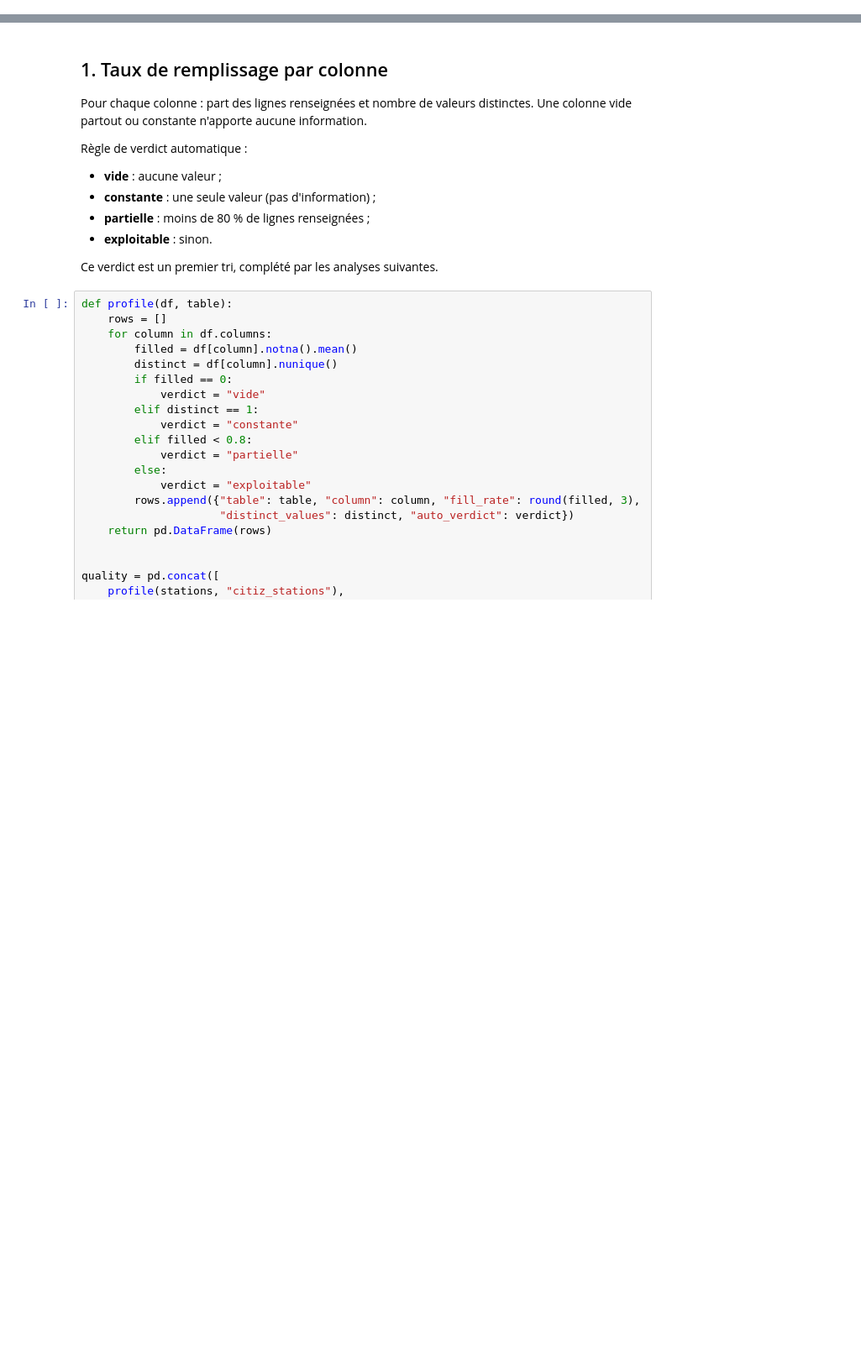
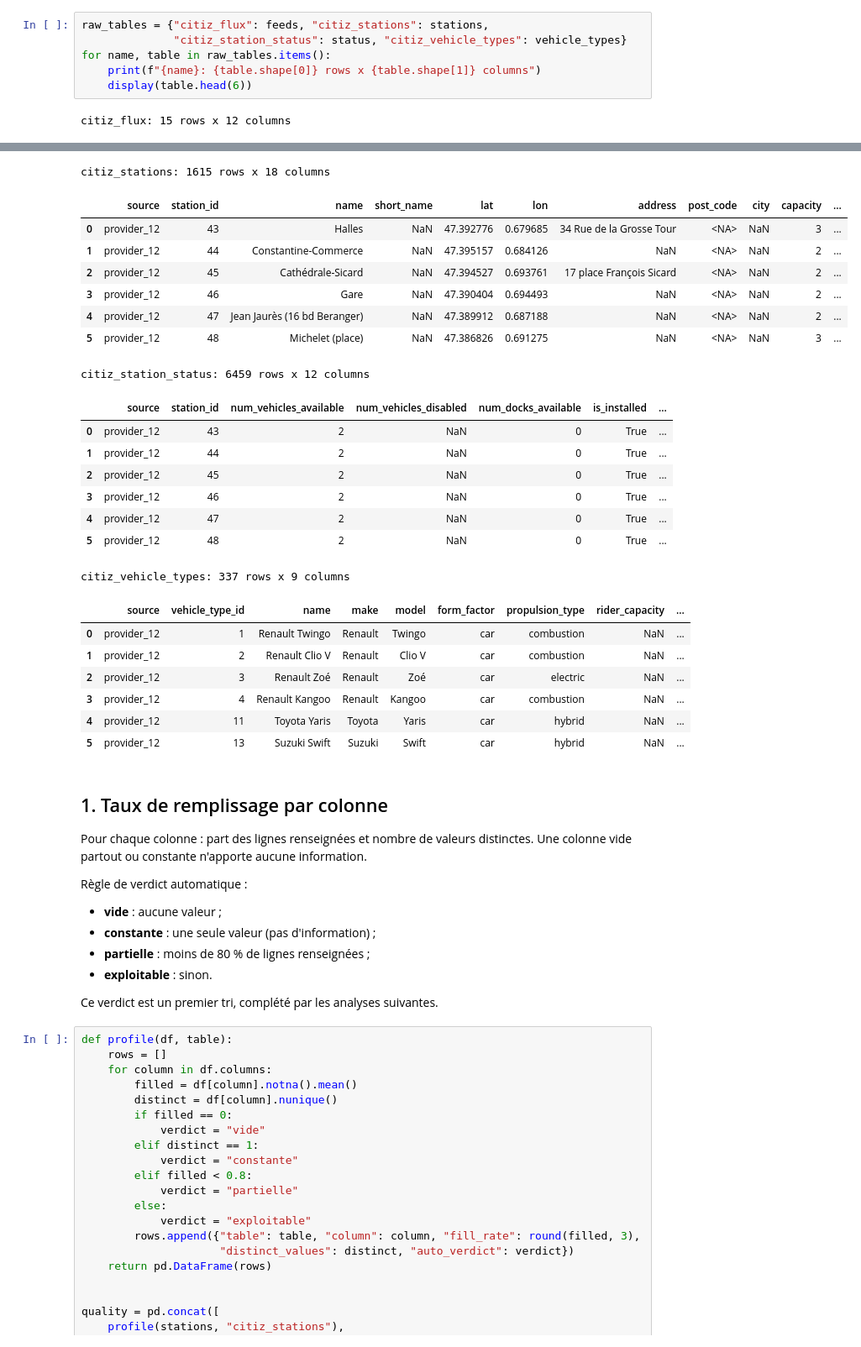
Before and after one commit to GitFeat/Datz_Data-analyze-for-Citiz, a Jupyter notebook: citiz/notebooks/02_citiz_data_quality.ipynb, the cells around one changed output, grey strips where cells are left out. Shown at 84% size. Saved outputs shown, nothing was run; the diff lists cells and outputs as text; blank space fills up the shorter version.

```diff
--- a/citiz/notebooks/02_citiz_data_quality.ipynb
+++ b/citiz/notebooks/02_citiz_data_quality.ipynb
@@ -50,0 +57,8 @@ stations: 1615 | status rows: 4844 | vehicle types: 337 | feeds: 15
+# %%
+raw_tables = {"citiz_flux": feeds, "citiz_stations": stations,
+              "citiz_station_status": status, "citiz_vehicle_types": vehicle_types}
+for name, table in raw_tables.items():
+    print(f"{name}: {table.shape[0]} rows x {table.shape[1]} columns")
+    display(table.head(6))
+# %% [output]
+citiz_flux: 15 rows x 12 columns
@@ -51,3 +72,27 @@ stations: 1615 | status rows: 4844 | vehicle types: 337 | feeds: 15
+citiz_stations: 1615 rows x 18 columns
+|  | source | station_id | name | short_name | lat | lon | address | post_code | city | capacity | ... |
+| 0 | provider_12 | 43 | Halles | NaN | 47.392776 | 0.679685 | 34 Rue de la Grosse Tour | <NA> | NaN | 3 | ... |
+| 1 | provider_12 | 44 | Constantine-Commerce | NaN | 47.395157 | 0.684126 | NaN | <NA> | NaN | 2 | ... |
+| 2 | provider_12 | 45 | Cathédrale-Sicard | NaN | 47.394527 | 0.693761 | 17 place François Sicard | <NA> | NaN | 2 | ... |
+| 3 | provider_12 | 46 | Gare | NaN | 47.390404 | 0.694493 | NaN | <NA> | NaN | 2 | ... |
+| 4 | provider_12 | 47 | Jean Jaurès (16 bd Beranger) | NaN | 47.389912 | 0.687188 | NaN | <NA> | NaN | 2 | ... |
+| 5 | provider_12 | 48 | Michelet (place) | NaN | 47.386826 | 0.691275 | NaN | <NA> | NaN | 3 | ... |
+citiz_station_status: 6459 rows x 12 columns
+|  | source | station_id | num_vehicles_available | num_vehicles_disabled | num_docks_available | is_installed | ... |
+| 0 | provider_12 | 43 | 2 | NaN | 0 | True | ... |
+| 1 | provider_12 | 44 | 2 | NaN | 0 | True | ... |
+| 2 | provider_12 | 45 | 2 | NaN | 0 | True | ... |
+| 3 | provider_12 | 46 | 2 | NaN | 0 | True | ... |
+| 4 | provider_12 | 47 | 2 | NaN | 0 | True | ... |
+| 5 | provider_12 | 48 | 2 | NaN | 0 | True | ... |
+citiz_vehicle_types: 337 rows x 9 columns
+|  | source | vehicle_type_id | name | make | model | form_factor | propulsion_type | rider_capacity | ... |
+| 0 | provider_12 | 1 | Renault Twingo | Renault | Twingo | car | combustion | NaN | ... |
+| 1 | provider_12 | 2 | Renault Clio V | Renault | Clio V | car | combustion | NaN | ... |
+| 2 | provider_12 | 3 | Renault Zoé | Renault | Zoé | car | electric | NaN | ... |
+| 3 | provider_12 | 4 | Renault Kangoo | Renault | Kangoo | car | combustion | NaN | ... |
+| 4 | provider_12 | 11 | Toyota Yaris | Toyota | Yaris | car | hybrid | NaN | ... |
+| 5 | provider_12 | 13 | Suzuki Swift | Suzuki | Swift | car | hybrid | NaN | ... |
 # %% [markdown]
 ## 1. Taux de remplissage par colonne
 
```
Also changed, not shown: parts of 9 cells of this notebook, 29 other files.
